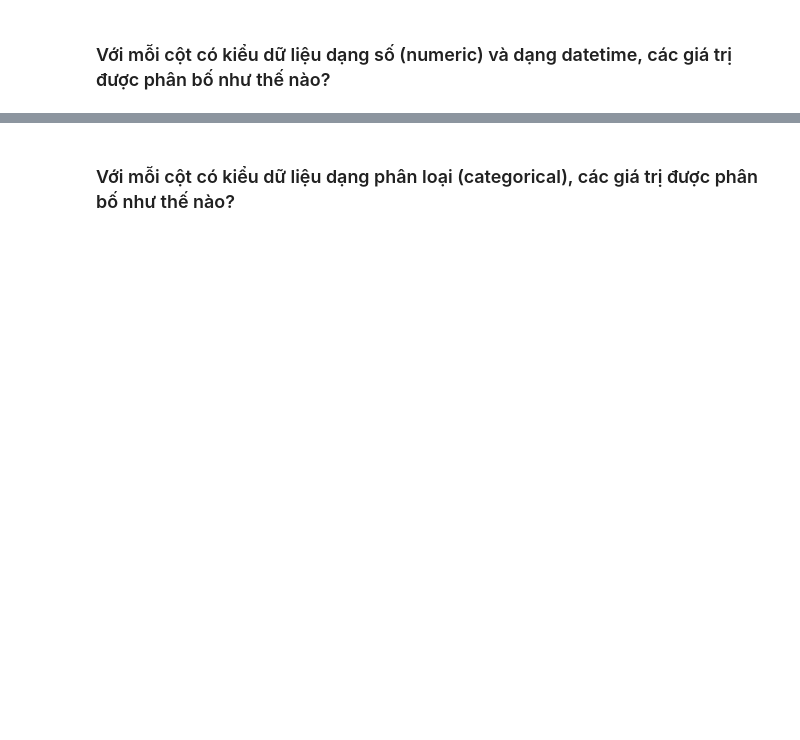
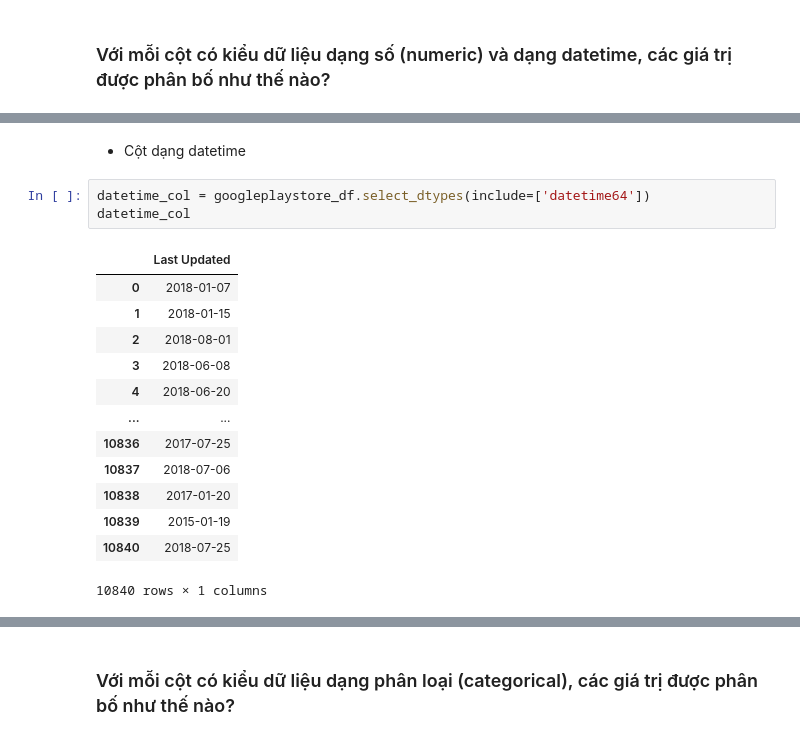
Before and after one commit to ThaoThong21/P4DS-CQ19-FinalProject, a Jupyter notebook: Finalproj.ipynb, the cells around one changed output, grey strips where cells are left out. Drawn from its saved outputs; the diff is of its cells as text; blank space fills up the shorter version.

```diff
--- a/Finalproj.ipynb
+++ b/Finalproj.ipynb
@@ -203,0 +305,19 @@ array([  0.  ,   4.99,   3.99,   6.99,   1.49,   2.99,   7.99,   5.99,
+# %% [markdown]
+ - Cột dạng datetime
+# %%
+datetime_col = googleplaystore_df.select_dtypes(include=['datetime64'])
+datetime_col
+# %% [output]
+|  | Last Updated |
+| 0 | 2018-01-07 |
+| 1 | 2018-01-15 |
+| 2 | 2018-08-01 |
+| 3 | 2018-06-08 |
+| 4 | 2018-06-20 |
+| ... | ... |
+| 10836 | 2017-07-25 |
+| 10837 | 2018-07-06 |
+| 10838 | 2017-01-20 |
+| 10839 | 2015-01-19 |
+| 10840 | 2018-07-25 |
+10840 rows × 1 columns
```
Also changed, not shown: parts of 22 cells of this notebook.
